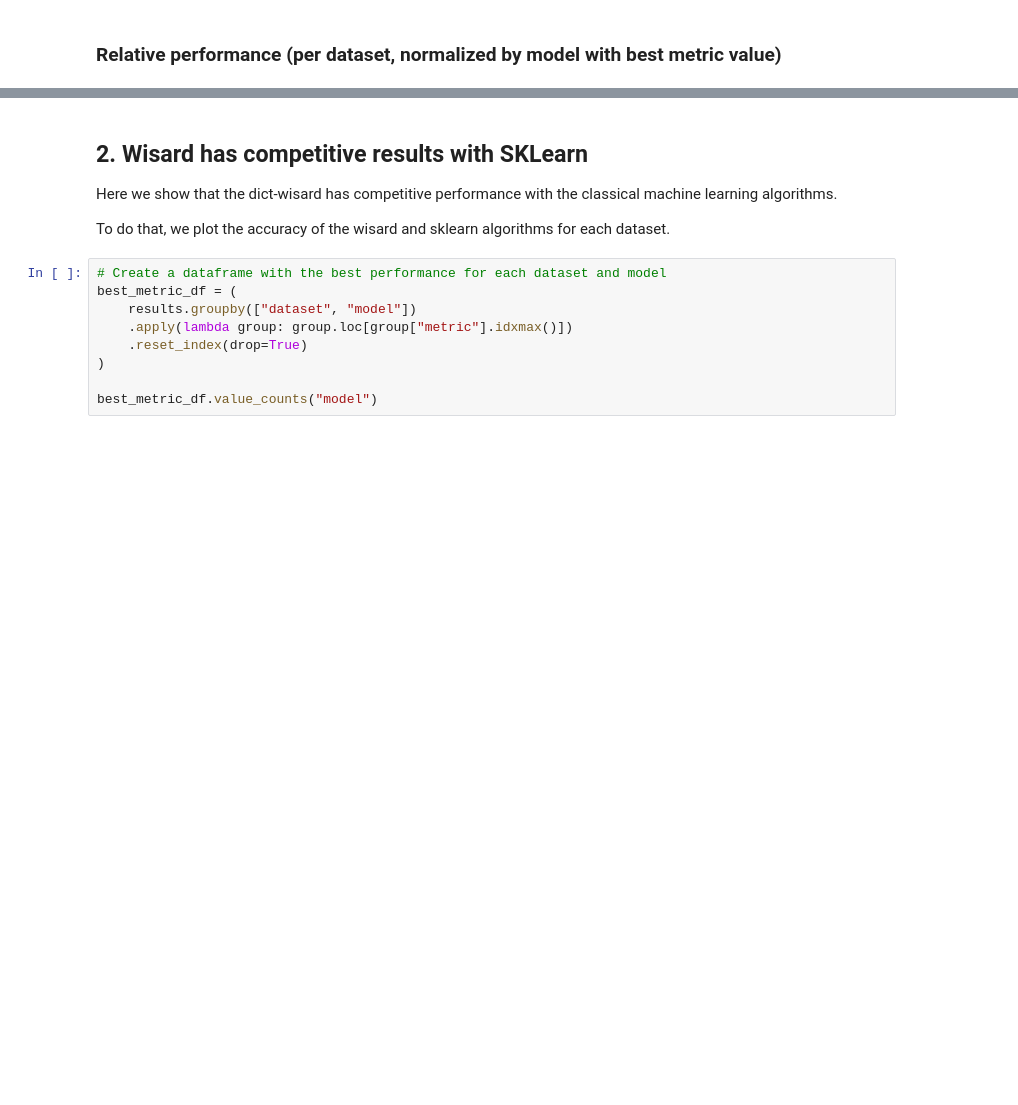
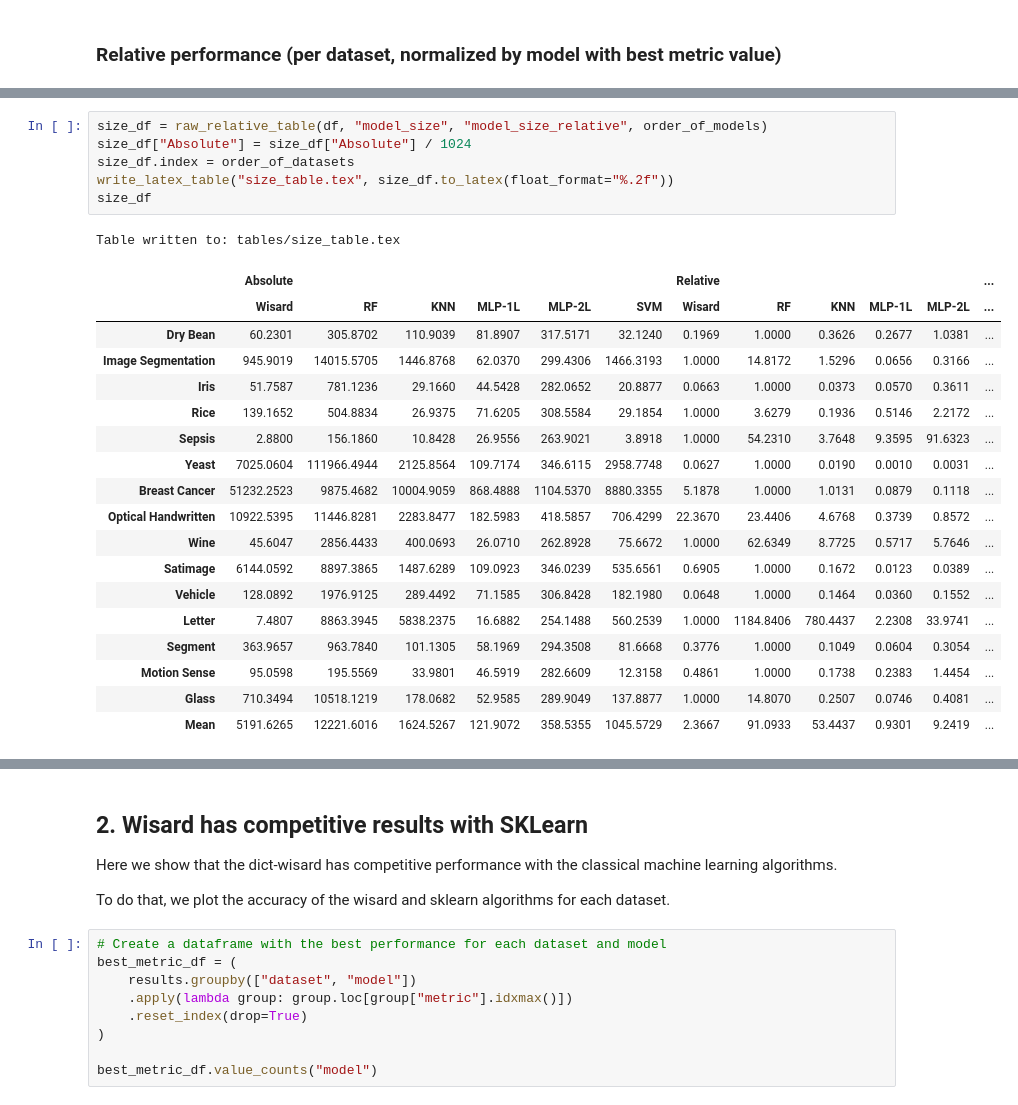
Before and after one commit to otavioon/wisardlib, a Jupyter notebook: analysis/analyse_results.ipynb, the cells around one changed output, grey strips where cells are left out. Drawn from its saved outputs; the diff is of its cells as text; blank space fills up the shorter version.

```diff
--- a/analysis/analyse_results.ipynb
+++ b/analysis/analyse_results.ipynb
@@ -449,0 +529,26 @@ Results saved to relative_results.csv
+# %%
+size_df = raw_relative_table(df, "model_size", "model_size_relative", order_of_models)
+size_df["Absolute"] = size_df["Absolute"] / 1024
+size_df.index = order_of_datasets
+write_latex_table("size_table.tex", size_df.to_latex(float_format="%.2f"))
+size_df
+# %% [output]
+Table written to: tables/size_table.tex
+|  | Absolute |  |  |  |  |  | Relative |  |  |  |  | ... |
+|  | Wisard | RF | KNN | MLP-1L | MLP-2L | SVM | Wisard | RF | KNN | MLP-1L | MLP-2L | ... |
+| Dry Bean | 60.2301 | 305.8702 | 110.9039 | 81.8907 | 317.5171 | 32.1240 | 0.1969 | 1.0000 | 0.3626 | 0.2677 | 1.0381 | ... |
+| Image Segmentation | 945.9019 | 14015.5705 | 1446.8768 | 62.0370 | 299.4306 | 1466.3193 | 1.0000 | 14.8172 | 1.5296 | 0.0656 | 0.3166 | ... |
+| Iris | 51.7587 | 781.1236 | 29.1660 | 44.5428 | 282.0652 | 20.8877 | 0.0663 | 1.0000 | 0.0373 | 0.0570 | 0.3611 | ... |
+| Rice | 139.1652 | 504.8834 | 26.9375 | 71.6205 | 308.5584 | 29.1854 | 1.0000 | 3.6279 | 0.1936 | 0.5146 | 2.2172 | ... |
+| Sepsis | 2.8800 | 156.1860 | 10.8428 | 26.9556 | 263.9021 | 3.8918 | 1.0000 | 54.2310 | 3.7648 | 9.3595 | 91.6323 | ... |
+| Yeast | 7025.0604 | 111966.4944 | 2125.8564 | 109.7174 | 346.6115 | 2958.7748 | 0.0627 | 1.0000 | 0.0190 | 0.0010 | 0.0031 | ... |
+| Breast Cancer | 51232.2523 | 9875.4682 | 10004.9059 | 868.4888 | 1104.5370 | 8880.3355 | 5.1878 | 1.0000 | 1.0131 | 0.0879 | 0.1118 | ... |
+| Optical Handwritten | 10922.5395 | 11446.8281 | 2283.8477 | 182.5983 | 418.5857 | 706.4299 | 22.3670 | 23.4406 | 4.6768 | 0.3739 | 0.8572 | ... |
+| Wine | 45.6047 | 2856.4433 | 400.0693 | 26.0710 | 262.8928 | 75.6672 | 1.0000 | 62.6349 | 8.7725 | 0.5717 | 5.7646 | ... |
+| Satimage | 6144.0592 | 8897.3865 | 1487.6289 | 109.0923 | 346.0239 | 535.6561 | 0.6905 | 1.0000 | 0.1672 | 0.0123 | 0.0389 | ... |
+| Vehicle | 128.0892 | 1976.9125 | 289.4492 | 71.1585 | 306.8428 | 182.1980 | 0.0648 | 1.0000 | 0.1464 | 0.0360 | 0.1552 | ... |
+| Letter | 7.4807 | 8863.3945 | 5838.2375 | 16.6882 | 254.1488 | 560.2539 | 1.0000 | 1184.8406 | 780.4437 | 2.2308 | 33.9741 | ... |
+| Segment | 363.9657 | 963.7840 | 101.1305 | 58.1969 | 294.3508 | 81.6668 | 0.3776 | 1.0000 | 0.1049 | 0.0604 | 0.3054 | ... |
+| Motion Sense | 95.0598 | 195.5569 | 33.9801 | 46.5919 | 282.6609 | 12.3158 | 0.4861 | 1.0000 | 0.1738 | 0.2383 | 1.4454 | ... |
+| Glass | 710.3494 | 10518.1219 | 178.0682 | 52.9585 | 289.9049 | 137.8877 | 1.0000 | 14.8070 | 0.2507 | 0.0746 | 0.4081 | ... |
+| Mean | 5191.6265 | 12221.6016 | 1624.5267 | 121.9072 | 358.5355 | 1045.5729 | 2.3667 | 91.0933 | 53.4437 | 0.9301 | 9.2419 | ... |
```
Also changed, not shown: parts of 13 cells of this notebook, 6 other files.
